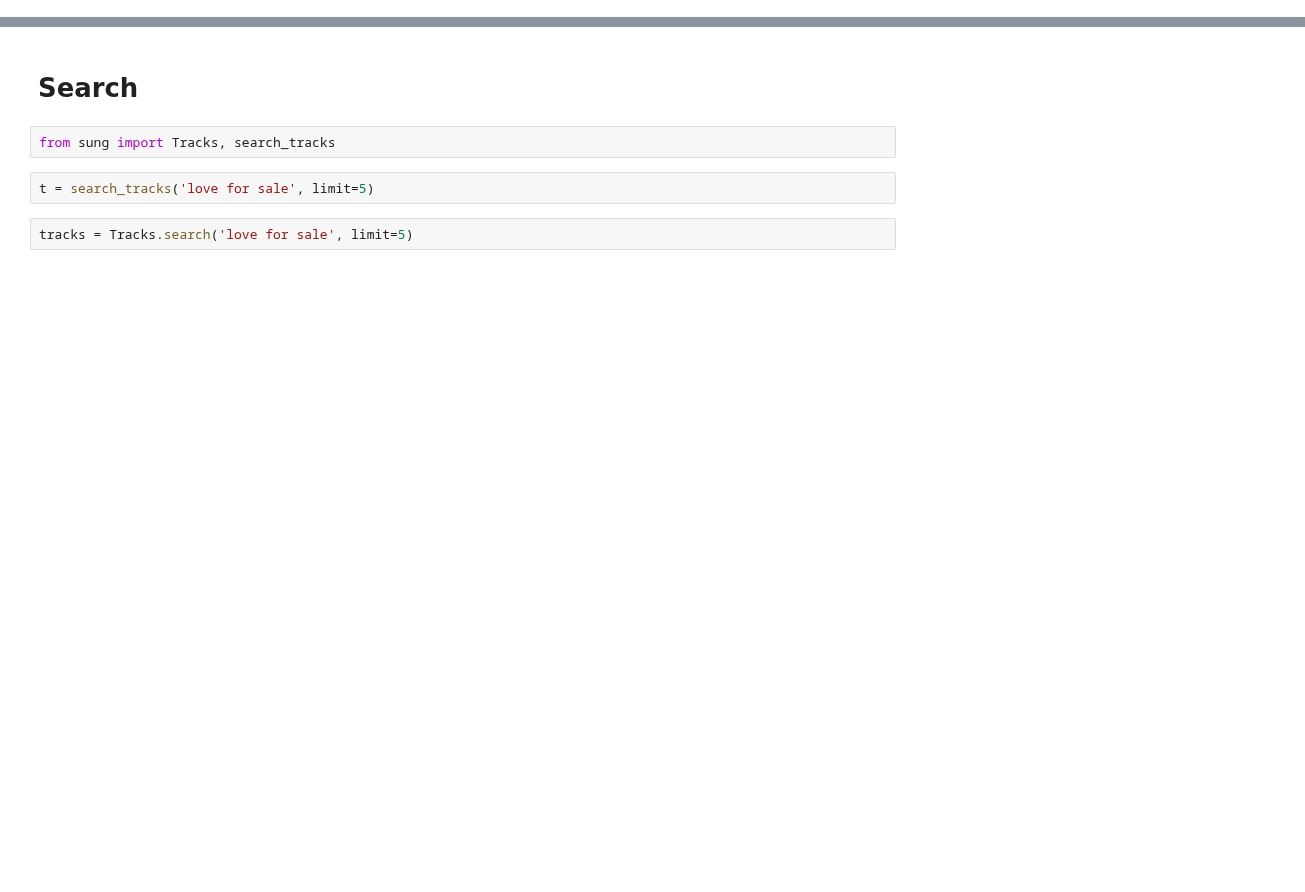
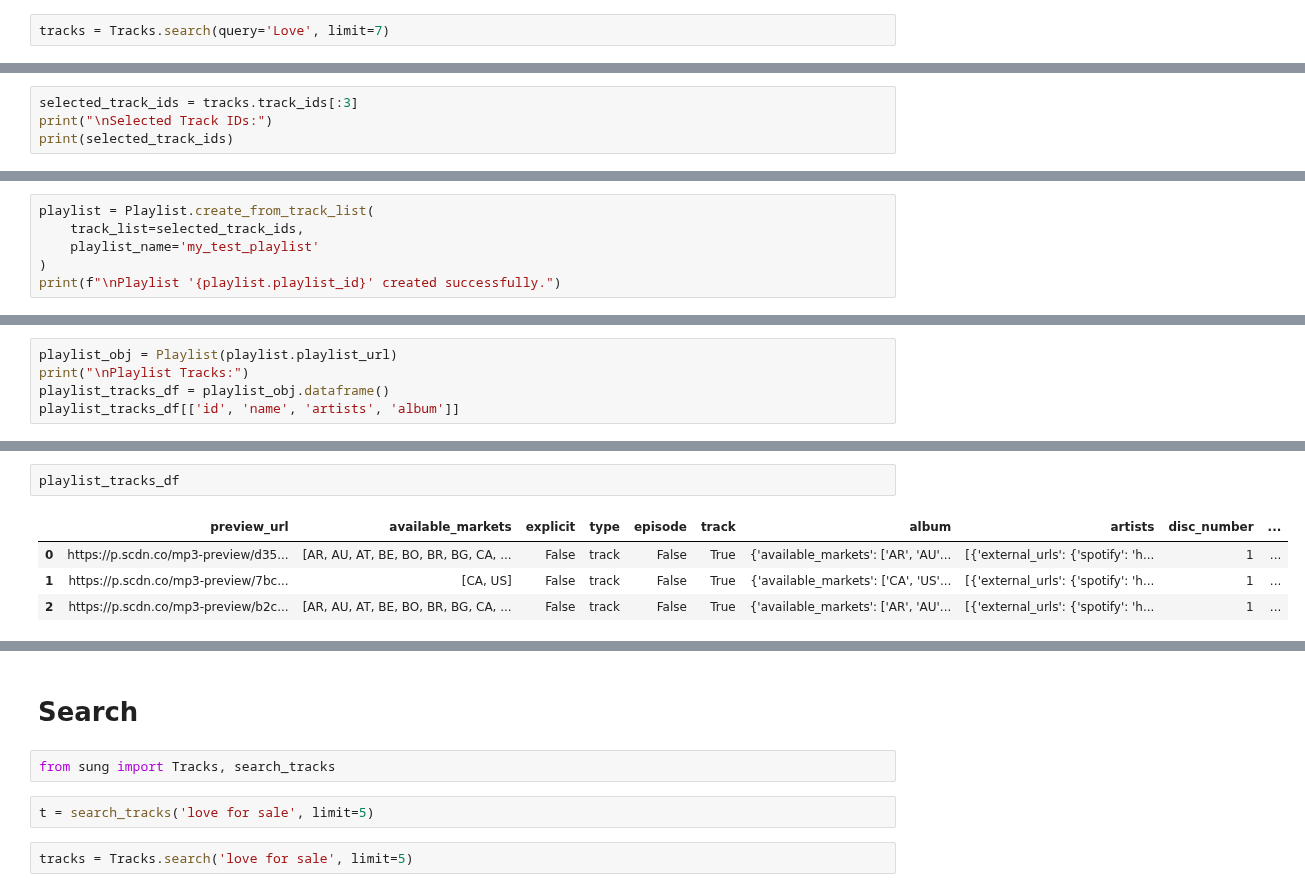
Before and after one commit to thorwhalen/sung, a Jupyter notebook: misc/sung_wip.ipynb, the cells around one changed output, grey strips where cells are left out. Drawn from its saved outputs; the diff is of its cells as text; blank space fills up the shorter version.

```diff
--- a/misc/sung_wip.ipynb
+++ b/misc/sung_wip.ipynb
@@ -0,0 +18,2 @@
+# %%
+tracks = Tracks.search(query='Love', limit=7)
@@ -0,0 +41,4 @@
+# %%
+selected_track_ids = tracks.track_ids[:3]
+print("\nSelected Track IDs:")
+print(selected_track_ids)
@@ -0,0 +51,6 @@
+# %%
+playlist = Playlist.create_from_track_list(
+    track_list=selected_track_ids,
+    playlist_name='my_test_playlist'
+)
+print(f"\nPlaylist '{playlist.playlist_id}' created successfully.")
@@ -0,0 +68,5 @@
+# %%
+playlist_obj = Playlist(playlist.playlist_url)
+print("\nPlaylist Tracks:")
+playlist_tracks_df = playlist_obj.dataframe()
+playlist_tracks_df[['id', 'name', 'artists', 'album']]
@@ -0,0 +79,7 @@
+# %%
+playlist_tracks_df
+# %% [output]
+|  | preview_url | available_markets | explicit | type | episode | track | album | artists | disc_number | ... |
+| 0 | https://p.scdn.co/mp3-preview/d35... | [AR, AU, AT, BE, BO, BR, BG, CA, ... | False | track | False | True | {'available_markets': ['AR', 'AU'... | [{'external_urls': {'spotify': 'h... | 1 | ... |
+| 1 | https://p.scdn.co/mp3-preview/7bc... | [CA, US] | False | track | False | True | {'available_markets': ['CA', 'US'... | [{'external_urls': {'spotify': 'h... | 1 | ... |
+| 2 | https://p.scdn.co/mp3-preview/b2c... | [AR, AU, AT, BE, BO, BR, BG, CA, ... | False | track | False | True | {'available_markets': ['AR', 'AU'... | [{'external_urls': {'spotify': 'h... | 1 | ... |
```
Also changed, not shown: parts of 23 cells of this notebook, 6 other files.
